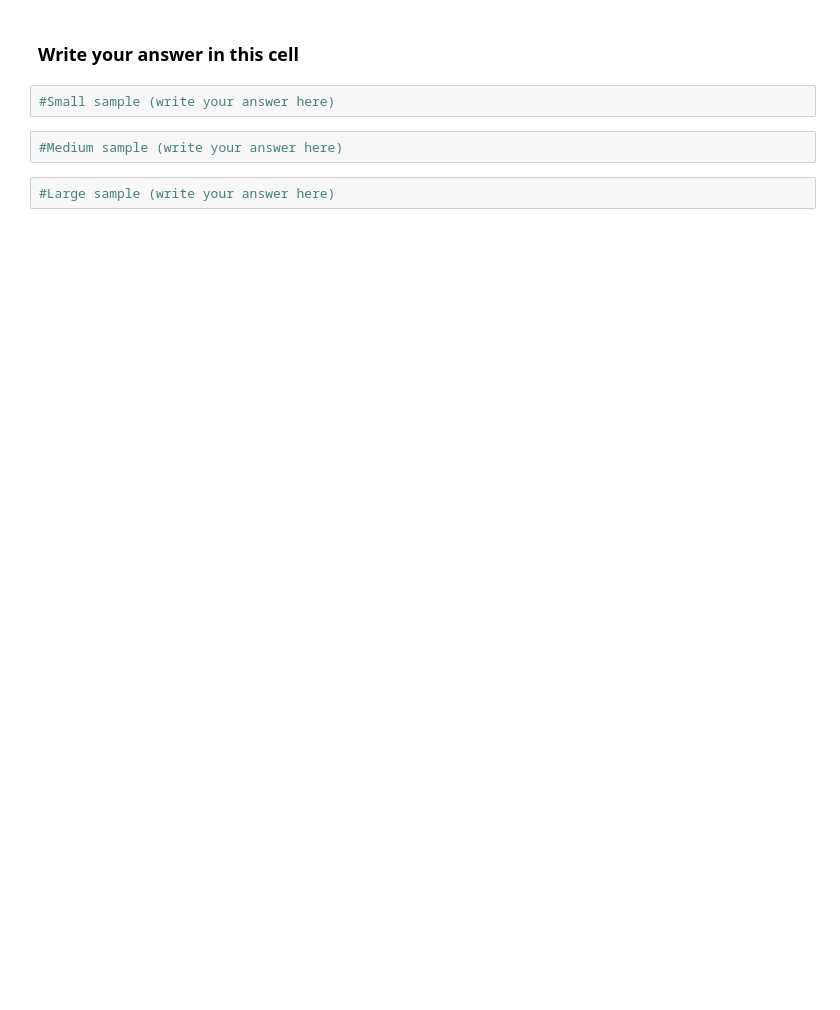
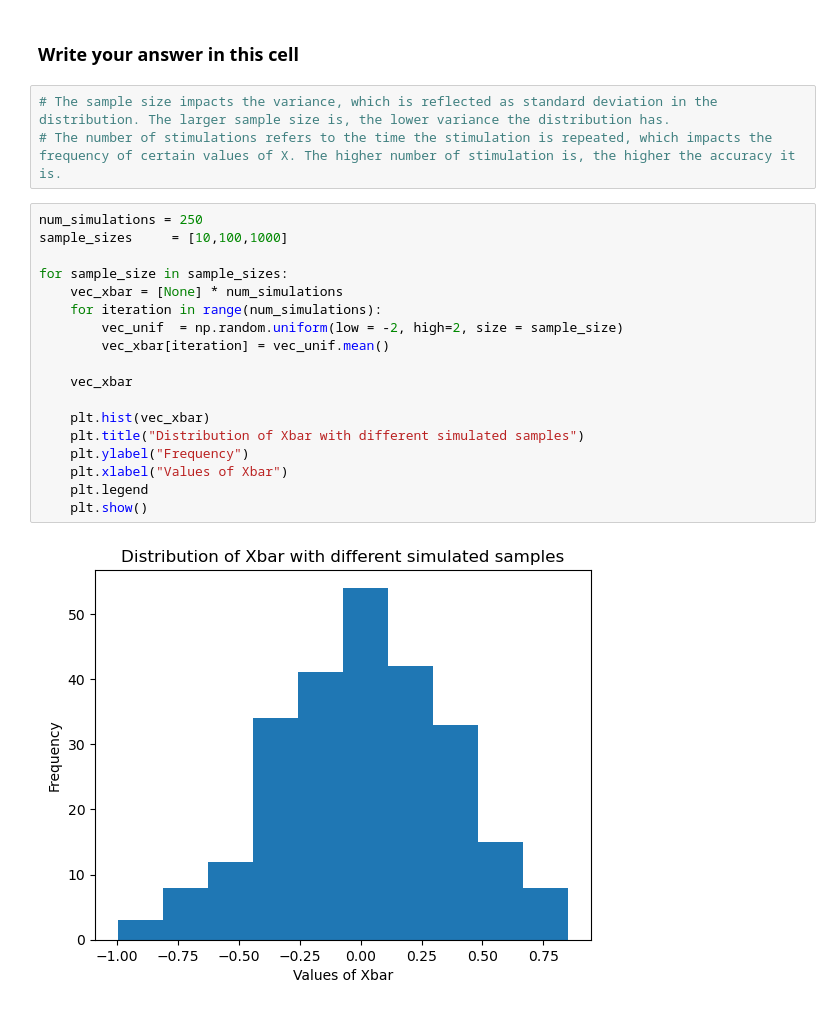
Before and after one commit to Annielu-015/qtm151spring2025, a Jupyter notebook: assignments/assignment4/assignment4.ipynb, the cells around one changed output. Saved outputs shown, nothing was run; the diff lists cells and outputs as text; blank space fills up the shorter version.

```diff
--- a/assignments/assignment4/assignment4.ipynb
+++ b/assignments/assignment4/assignment4.ipynb
@@ -163,8 +167,25 @@ plt.show()
 # %% [markdown]
 ### Write your answer in this cell
-# %%
-#Small sample (write your answer here)
-# %%
-#Medium sample (write your answer here)
-# %%
-#Large sample (write your answer here)
+# %%
+# The sample size impacts the variance, which is reflected as standard deviation in the distribution. The larger sample size is, the lower variance the distribution has.
+# The number of stimulations refers to the time the stimulation is repeated, which impacts the frequency of certain values of X. The higher number of stimulation is, the higher the accuracy it is.
+# %%
+num_simulations = 250
+sample_sizes     = [10,100,1000]
+
+for sample_size in sample_sizes:
+    vec_xbar = [None] * num_simulations
+    for iteration in range(num_simulations):
+        vec_unif  = np.random.uniform(low = -2, high=2, size = sample_size)
+        vec_xbar[iteration] = vec_unif.mean()
+
+    vec_xbar
+
+    plt.hist(vec_xbar)
+    plt.title("Distribution of Xbar with different simulated samples")
+    plt.ylabel("Frequency")
+    plt.xlabel("Values of Xbar")
+    plt.legend
+    plt.show()
+# %% [output]
+[figure, added]
```
Also changed, not shown: parts of 5 cells of this notebook, 2 other files.
